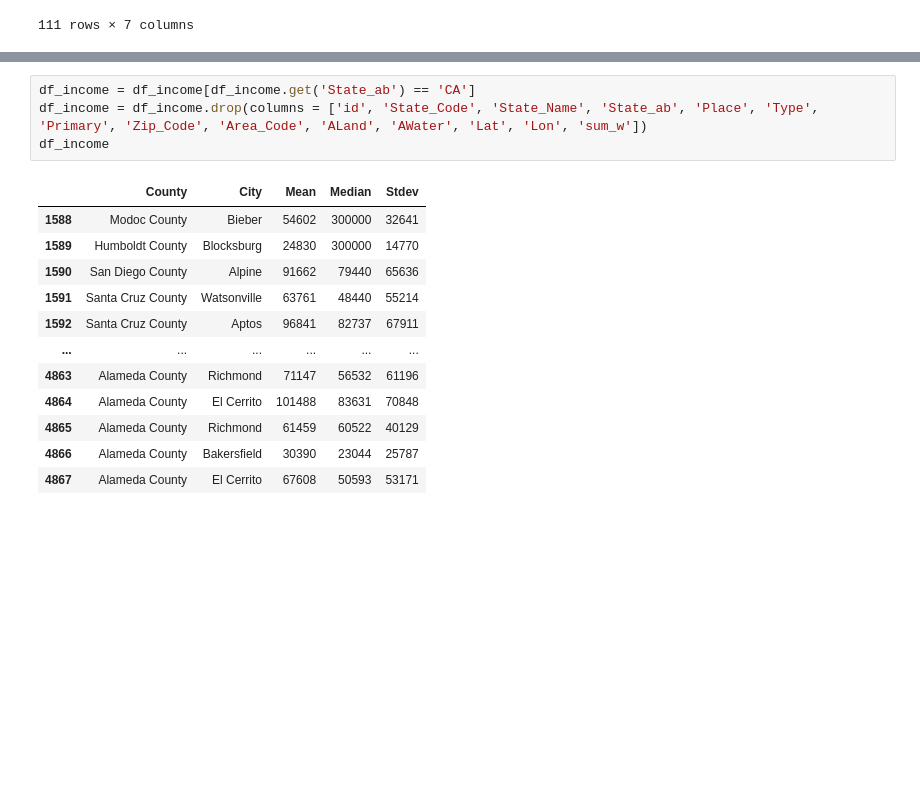
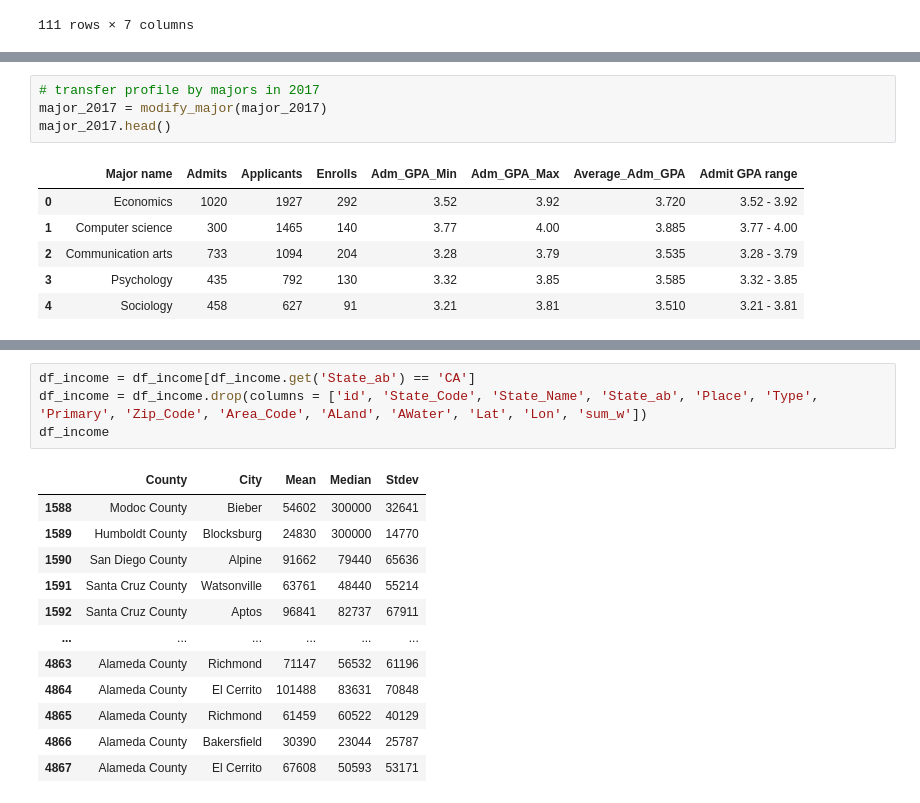
Before and after one commit to yhc00512/cogs-108-project, a Jupyter notebook: DataCheckpoint.ipynb, the cells around one changed output, grey strips where cells are left out. Saved outputs shown, nothing was run; the diff lists cells and outputs as text; blank space fills up the shorter version.

```diff
--- a/DataCheckpoint.ipynb
+++ b/DataCheckpoint.ipynb
@@ -247,0 +287,11 @@ college_merge
+# %%
+# transfer profile by majors in 2017
+major_2017 = modify_major(major_2017)
+major_2017.head()
+# %% [output]
+|  | Major name | Admits | Applicants | Enrolls | Adm_GPA_Min | Adm_GPA_Max | Average_Adm_GPA | Admit GPA range |
+| 0 | Economics | 1020 | 1927 | 292 | 3.52 | 3.92 | 3.720 | 3.52 - 3.92 |
+| 1 | Computer science | 300 | 1465 | 140 | 3.77 | 4.00 | 3.885 | 3.77 - 4.00 |
+| 2 | Communication arts | 733 | 1094 | 204 | 3.28 | 3.79 | 3.535 | 3.28 - 3.79 |
+| 3 | Psychology | 435 | 792 | 130 | 3.32 | 3.85 | 3.585 | 3.32 - 3.85 |
+| 4 | Sociology | 458 | 627 | 91 | 3.21 | 3.81 | 3.510 | 3.21 - 3.81 |
```
Also changed, not shown: parts of 13 cells of this notebook.
